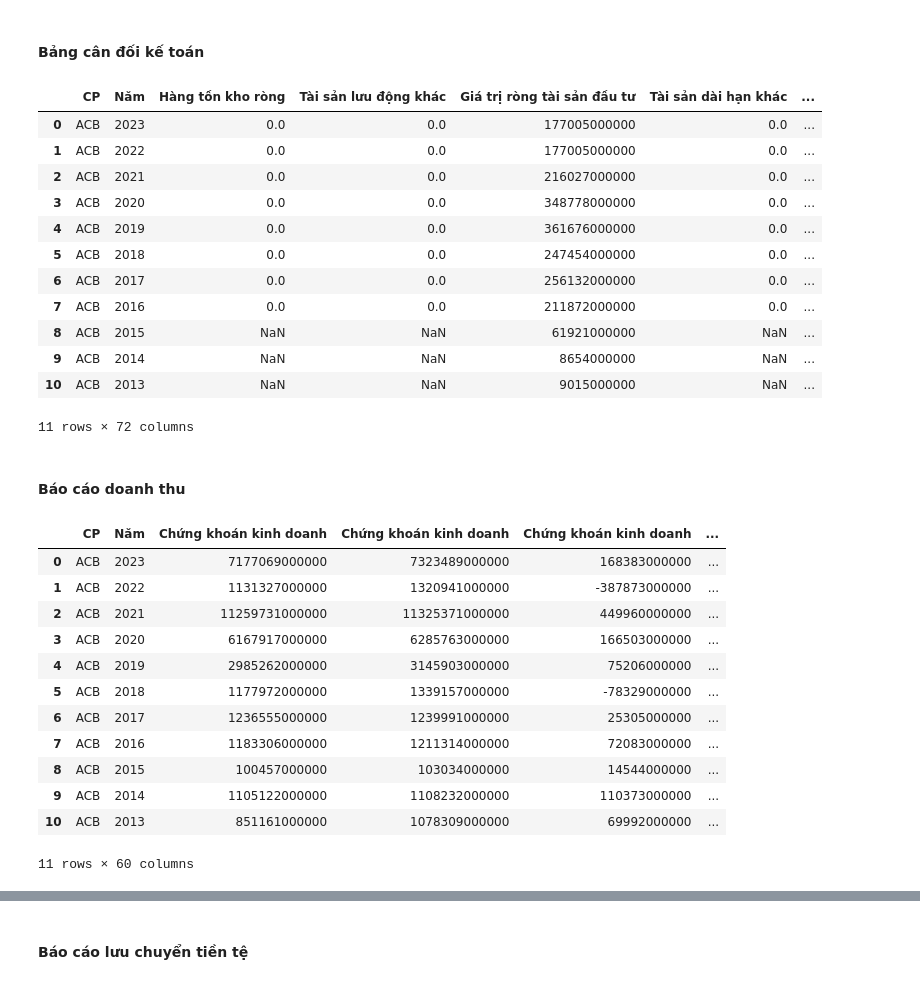
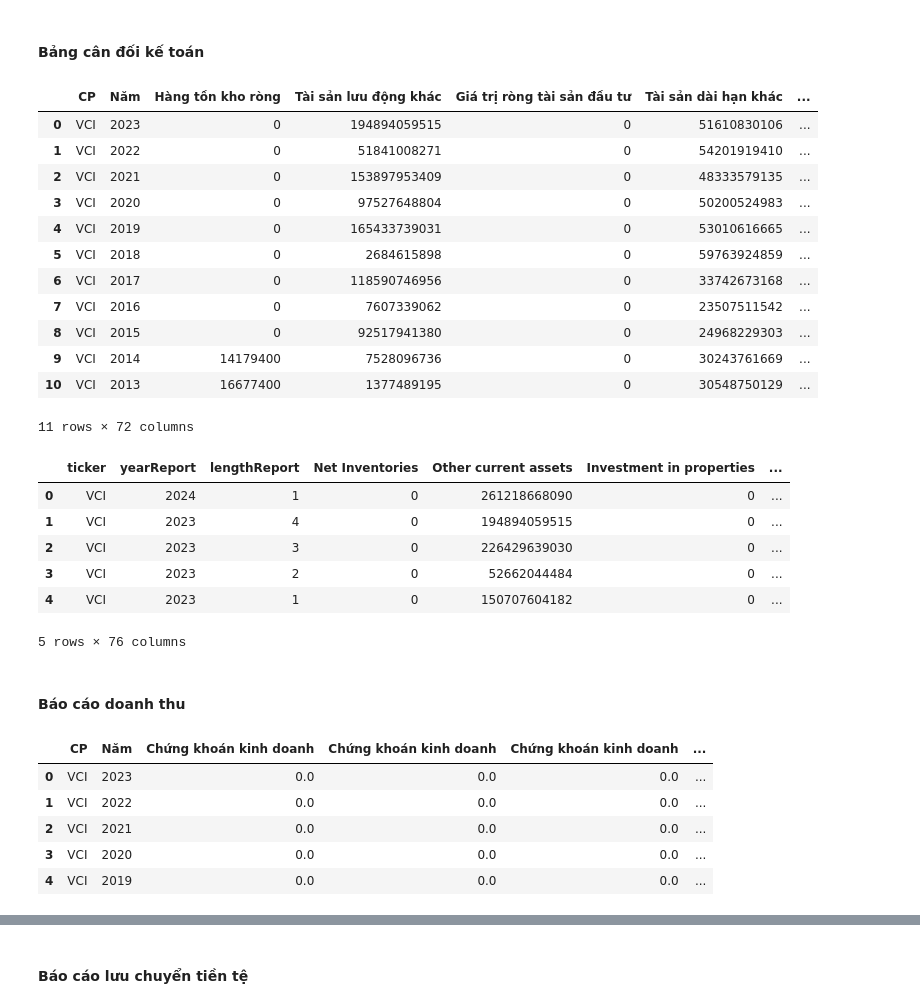
Before and after one commit to thinh-vu/vnstock, a Jupyter notebook: docs/vnstock3_demo.ipynb, the cells around one changed output, grey strips where cells are left out. Drawn from its saved outputs; the diff is of its cells as text; code cells hidden in the pictures.

```diff
--- a/docs/vnstock3_demo.ipynb
+++ b/docs/vnstock3_demo.ipynb
@@ -380,0 +400,3 @@ report = Finance(symbol='ACB', period='year')
+# %%
+from vnstock3 import Vnstock
+stock = Vnstock().stock(symbol='VCI', source='VCI')
@@ -381,36 +405,39 @@ report = Finance(symbol='ACB', period='year')
 # %% [markdown]
 #### Bảng cân đối kế toán
 # %%
-report.balance_sheet(lang='vi')
+stock.finance.balance_sheet(period='year', lang='vi')
 # %% [output]
 |  | CP | Năm | Hàng tồn kho ròng | Tài sản lưu động khác | Giá trị ròng tài sản đầu tư | Tài sản dài hạn khác | ... |
-| 0 | ACB | 2023 | 0.0 | 0.0 | 177005000000 | 0.0 | ... |
-| 1 | ACB | 2022 | 0.0 | 0.0 | 177005000000 | 0.0 | ... |
-| 2 | ACB | 2021 | 0.0 | 0.0 | 216027000000 | 0.0 | ... |
-| 3 | ACB | 2020 | 0.0 | 0.0 | 348778000000 | 0.0 | ... |
-| 4 | ACB | 2019 | 0.0 | 0.0 | 361676000000 | 0.0 | ... |
-| 5 | ACB | 2018 | 0.0 | 0.0 | 247454000000 | 0.0 | ... |
-| 6 | ACB | 2017 | 0.0 | 0.0 | 256132000000 | 0.0 | ... |
-| 7 | ACB | 2016 | 0.0 | 0.0 | 211872000000 | 0.0 | ... |
-| 8 | ACB | 2015 | NaN | NaN | 61921000000 | NaN | ... |
-| 9 | ACB | 2014 | NaN | NaN | 8654000000 | NaN | ... |
-| 10 | ACB | 2013 | NaN | NaN | 9015000000 | NaN | ... |
+| 0 | VCI | 2023 | 0 | 194894059515 | 0 | 51610830106 | ... |
+| 1 | VCI | 2022 | 0 | 51841008271 | 0 | 54201919410 | ... |
+| 2 | VCI | 2021 | 0 | 153897953409 | 0 | 48333579135 | ... |
+| 3 | VCI | 2020 | 0 | 97527648804 | 0 | 50200524983 | ... |
+| 4 | VCI | 2019 | 0 | 165433739031 | 0 | 53010616665 | ... |
+| 5 | VCI | 2018 | 0 | 2684615898 | 0 | 59763924859 | ... |
+| 6 | VCI | 2017 | 0 | 118590746956 | 0 | 33742673168 | ... |
+| 7 | VCI | 2016 | 0 | 7607339062 | 0 | 23507511542 | ... |
+| 8 | VCI | 2015 | 0 | 92517941380 | 0 | 24968229303 | ... |
+| 9 | VCI | 2014 | 14179400 | 7528096736 | 0 | 30243761669 | ... |
+| 10 | VCI | 2013 | 16677400 | 1377489195 | 0 | 30548750129 | ... |
 11 rows × 72 columns
+# %%
+stock.finance.balance_sheet(period='quarter', lang='en').head()
+# %% [output]
+|  | ticker | yearReport | lengthReport | Net Inventories | Other current assets | Investment in properties | ... |
+| 0 | VCI | 2024 | 1 | 0 | 261218668090 | 0 | ... |
+| 1 | VCI | 2023 | 4 | 0 | 194894059515 | 0 | ... |
+| 2 | VCI | 2023 | 3 | 0 | 226429639030 | 0 | ... |
+| 3 | VCI | 2023 | 2 | 0 | 52662044484 | 0 | ... |
+| 4 | VCI | 2023 | 1 | 0 | 150707604182 | 0 | ... |
+5 rows × 76 columns
 # %% [markdown]
 #### Báo cáo doanh thu
 # %%
-report.income_statement(lang='vi')
+stock.finance.income_statement(period='year', lang='vi').head()
 # %% [output]
 |  | CP | Năm | Chứng khoán kinh doanh | Chứng khoán kinh doanh | Chứng khoán kinh doanh | ... |
-| 0 | ACB | 2023 | 7177069000000 | 7323489000000 | 168383000000 | ... |
-| 1 | ACB | 2022 | 1131327000000 | 1320941000000 | -387873000000 | ... |
-| 2 | ACB | 2021 | 11259731000000 | 11325371000000 | 449960000000 | ... |
-| 3 | ACB | 2020 | 6167917000000 | 6285763000000 | 166503000000 | ... |
-| 4 | ACB | 2019 | 2985262000000 | 3145903000000 | 75206000000 | ... |
-| 5 | ACB | 2018 | 1177972000000 | 1339157000000 | -78329000000 | ... |
-| 6 | ACB | 2017 | 1236555000000 | 1239991000000 | 25305000000 | ... |
-| 7 | ACB | 2016 | 1183306000000 | 1211314000000 | 72083000000 | ... |
-| 8 | ACB | 2015 | 100457000000 | 103034000000 | 14544000000 | ... |
-| 9 | ACB | 2014 | 1105122000000 | 1108232000000 | 110373000000 | ... |
-| 10 | ACB | 2013 | 851161000000 | 1078309000000 | 69992000000 | ... |
+| 0 | VCI | 2023 | 0.0 | 0.0 | 0.0 | ... |
+| 1 | VCI | 2022 | 0.0 | 0.0 | 0.0 | ... |
+| 2 | VCI | 2021 | 0.0 | 0.0 | 0.0 | ... |
+| 3 | VCI | 2020 | 0.0 | 0.0 | 0.0 | ... |
+| 4 | VCI | 2019 | 0.0 | 0.0 | 0.0 | ... |
-11 rows × 60 columns
```
Also changed, not shown: parts of 34 cells of this notebook, 45 other files.
